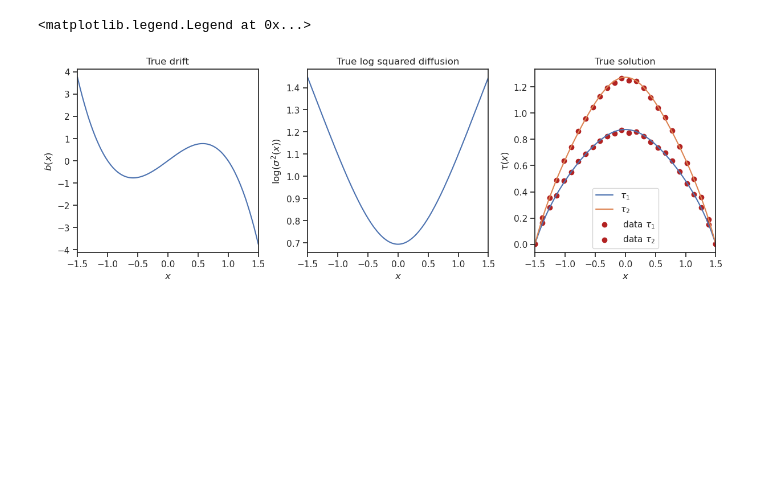
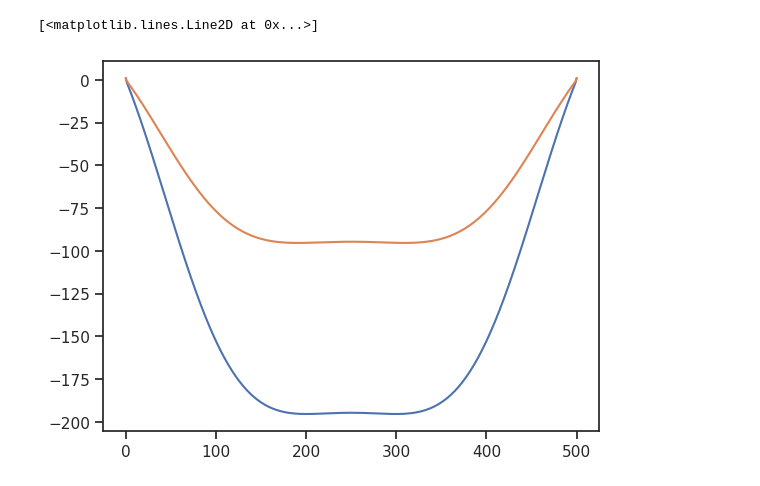
Before and after one commit to maximilian-kruse/SPIN, a Jupyter notebook: examples/1D_drift_diffusion_mfpt_moments.ipynb, the cells around one changed output. Cells and saved outputs as stored; diff of their text form; code cells hidden in the pictures; blank space fills up the shorter version.

```diff
--- a/examples/1D_drift_diffusion_mfpt_moments.ipynb
+++ b/examples/1D_drift_diffusion_mfpt_moments.ipynb
@@ -23,12 +23,14 @@ spin_problem = problem_builder.build()
 parameter_coordinates = spin_problem.coordinates_parameters
 solution_coordinates = spin_problem.coordinates_variables
 true_parameter = converter.create_dolfin_function(
-    ("-2*std::pow(x[0],3) + 2*x[0]", "std::log(std::pow(x[0],2) + 2)"),
+    ("-2*std::pow(x[0],3) + 3*x[0]", "std::log(std::pow(x[0],2) + 2)"),
     spin_problem.function_space_parameters,
 )
-true_parameter = converter.convert_to_numpy(true_parameter.vector(), spin_problem.function_space_parameters)
+true_parameter = converter.convert_to_numpy(
+    true_parameter.vector(), spin_problem.function_space_parameters
+)
 true_solution = spin_problem.solve_forward(true_parameter)
-data_stride = 20
+data_stride = 10
 data_locations = solution_coordinates[::data_stride]
 data_values_mfpt1 = true_solution[0, ::data_stride]
 data_values_mfpt2 = true_solution[1, ::data_stride]
@@ -37,6 +39,15 @@ noise_std = 0.01
 noise = rng.normal(loc=0, scale=noise_std, size=data_values_mfpt1.size)
 data_values_mfpt1 = data_values_mfpt1 + noise
 data_values_mfpt2 = data_values_mfpt2 + noise
+# %%
+right_hand_side = np.ones(true_solution.shape)
+true_adjoint = spin_problem.solve_adjoint(true_solution, true_parameter, right_hand_side)
+# %%
+plt.plot(true_adjoint[0, :])
+plt.plot(true_adjoint[1, :])
+# %% [output]
+[<matplotlib.lines.Line2D at 0x...>]
+[figure, added]
 # %%
 _, axs = plt.subplots(nrows=1, ncols=3, figsize=(12, 4), layout="constrained")
 axs[0].plot(parameter_coordinates, true_parameter[0, :])
@@ -58,9 +69,6 @@ axs[2].set_title("True solution")
 axs[2].set_xlabel(r"$x$")
 axs[2].set_ylabel(r"$\tau(x)$")
 axs[2].legend()
-# %% [output]
-<matplotlib.legend.Legend at 0x...>
-[figure, removed]
 # %%
 prior_settings = prior.PriorSettings(
     function_space=spin_problem.function_space_parameters,
```
Also changed, not shown: parts of 9 cells of this notebook, 7 other files.
